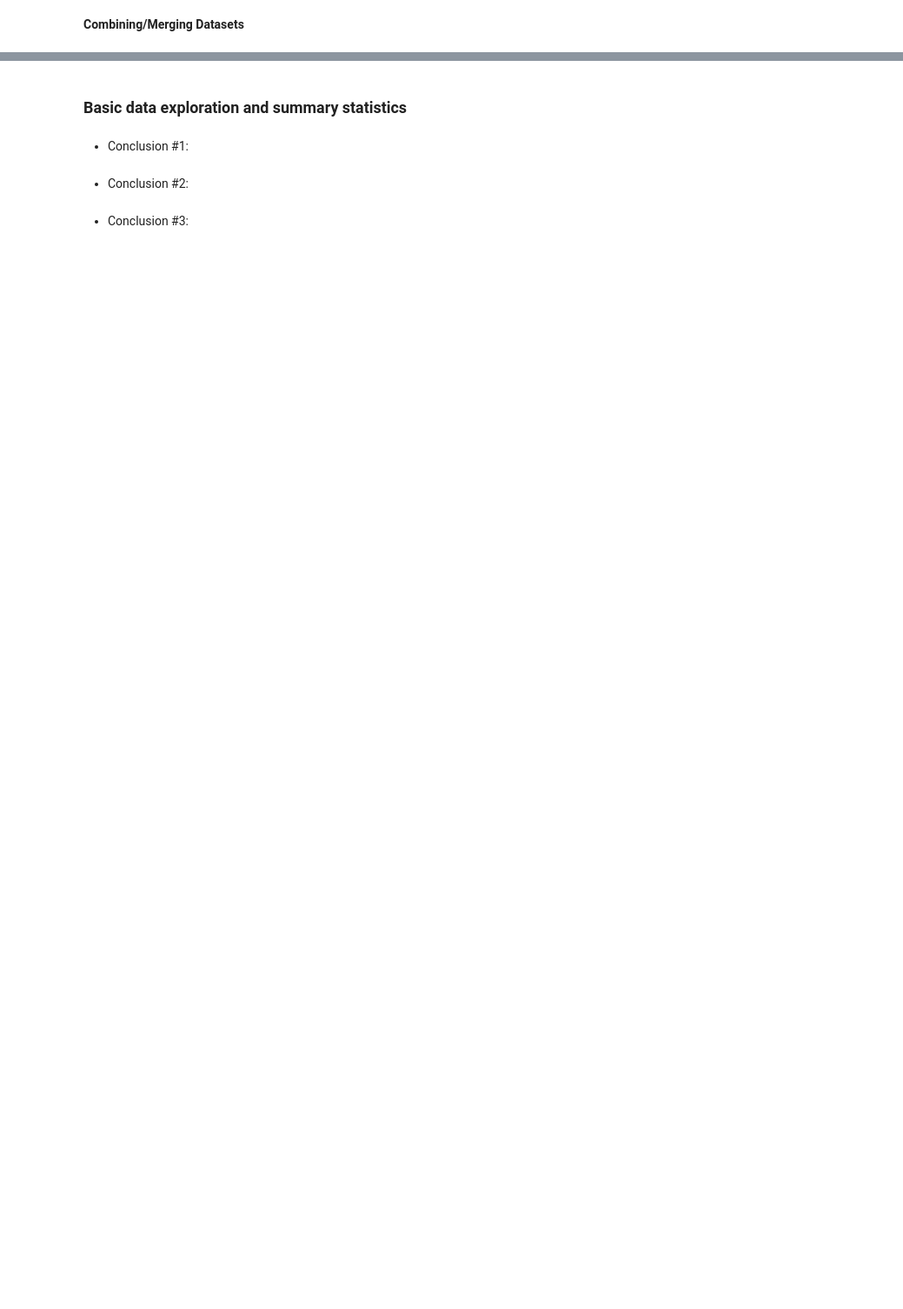
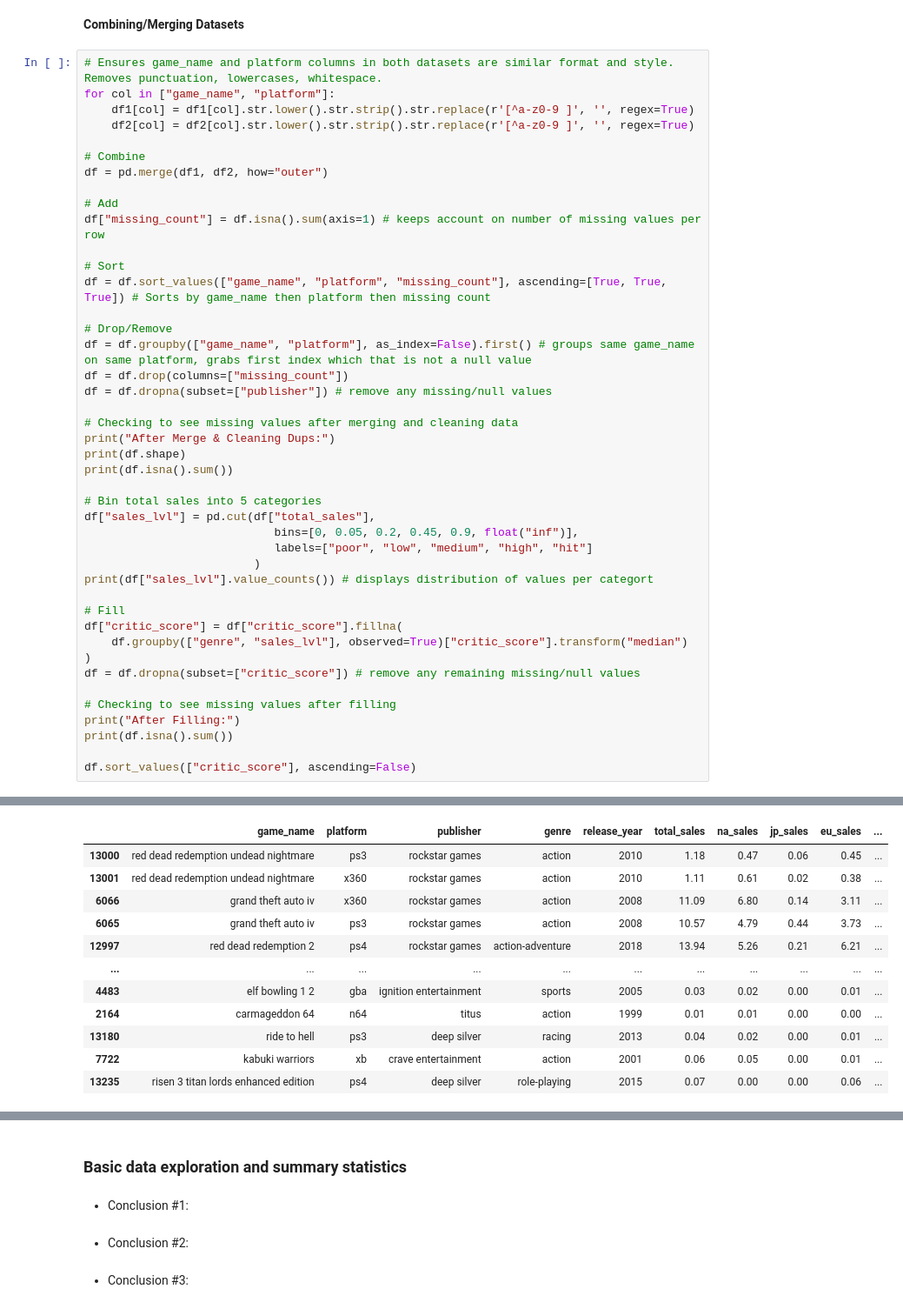
Before and after one commit to JericoJr/CMSC320_Final_Project, a Jupyter notebook: CMSC320_FinalProject_Checkpoint2.ipynb, the cells around one changed output, grey strips where cells are left out. Shown at 87% size. Cells and saved outputs as stored; diff of their text form; blank space fills up the shorter version.

Commit message:
merge datasets 1 and 2, upd and cleaned data

```diff
--- a/CMSC320_FinalProject_Checkpoint2.ipynb
+++ b/CMSC320_FinalProject_Checkpoint2.ipynb
@@ -266,2 +332,46 @@ dtype: object
 # %% [markdown]
 **Combining/Merging Datasets**
+# %%
+# Ensures game_name and platform columns in both datasets are similar format and style. Removes punctuation, lowercases, whitespace.
+for col in ["game_name", "platform"]:
+    df1[col] = df1[col].str.lower().str.strip().str.replace(r'[^a-z0-9 ]', '', regex=True)
+    df2[col] = df2[col].str.lower().str.strip().str.replace(r'[^a-z0-9 ]', '', regex=True)
+
+# Combine
+df = pd.merge(df1, df2, how="outer")
+
+# Add
+df["missing_count"] = df.isna().sum(axis=1) # keeps account on number of missing values per row
+
+# Sort
+df = df.sort_values(["game_name", "platform", "missing_count"], ascending=[True, True, True]) # Sorts by game_name then platform then missing count
+
+# Drop/Remove
+df = df.groupby(["game_name", "platform"], as_index=False).first() # groups same game_name on same platform, grabs first index which that is not a null value
+df = df.drop(columns=["missing_count"])
+df = df.dropna(subset=["publisher"]) # remove any missing/null values
+
+# Checking to see missing values after merging and cleaning data
+print("After Merge & Cleaning Dups:")
+print(df.shape)
+print(df.isna().sum())
+
+# Bin total sales into 5 categories
+df["sales_lvl"] = pd.cut(df["total_sales"],
+                            bins=[0, 0.05, 0.2, 0.45, 0.9, float("inf")],
+                            labels=["poor", "low", "medium", "high", "hit"]
+                         )
+print(df["sales_lvl"].value_counts()) # displays distribution of values per categort
+
+# Fill
+df["critic_score"] = df["critic_score"].fillna(
+    df.groupby(["genre", "sales_lvl"], observed=True)["critic_score"].transform("median")
+)
+df = df.dropna(subset=["critic_score"]) # remove any remaining missing/null values
+
+# Checking to see missing values after filling
+print("After Filling:")
+print(df.isna().sum())
+
+df.sort_values(["critic_score"], ascending=False)
+# %% [output]
@@ -267,0 +395,12 @@ dtype: object
+|  | game_name | platform | publisher | genre | release_year | total_sales | na_sales | jp_sales | eu_sales | ... |
+| 13000 | red dead redemption undead nightmare | ps3 | rockstar games | action | 2010 | 1.18 | 0.47 | 0.06 | 0.45 | ... |
+| 13001 | red dead redemption undead nightmare | x360 | rockstar games | action | 2010 | 1.11 | 0.61 | 0.02 | 0.38 | ... |
+| 6066 | grand theft auto iv | x360 | rockstar games | action | 2008 | 11.09 | 6.80 | 0.14 | 3.11 | ... |
+| 6065 | grand theft auto iv | ps3 | rockstar games | action | 2008 | 10.57 | 4.79 | 0.44 | 3.73 | ... |
+| 12997 | red dead redemption 2 | ps4 | rockstar games | action-adventure | 2018 | 13.94 | 5.26 | 0.21 | 6.21 | ... |
+| ... | ... | ... | ... | ... | ... | ... | ... | ... | ... | ... |
+| 4483 | elf bowling 1 2 | gba | ignition entertainment | sports | 2005 | 0.03 | 0.02 | 0.00 | 0.01 | ... |
+| 2164 | carmageddon 64 | n64 | titus | action | 1999 | 0.01 | 0.01 | 0.00 | 0.00 | ... |
+| 13180 | ride to hell | ps3 | deep silver | racing | 2013 | 0.04 | 0.02 | 0.00 | 0.01 | ... |
+| 7722 | kabuki warriors | xb | crave entertainment | action | 2001 | 0.06 | 0.05 | 0.00 | 0.01 | ... |
+| 13235 | risen 3 titan lords enhanced edition | ps4 | deep silver | role-playing | 2015 | 0.07 | 0.00 | 0.00 | 0.06 | ... |
```
Also changed, not shown: parts of 6 cells of this notebook.
